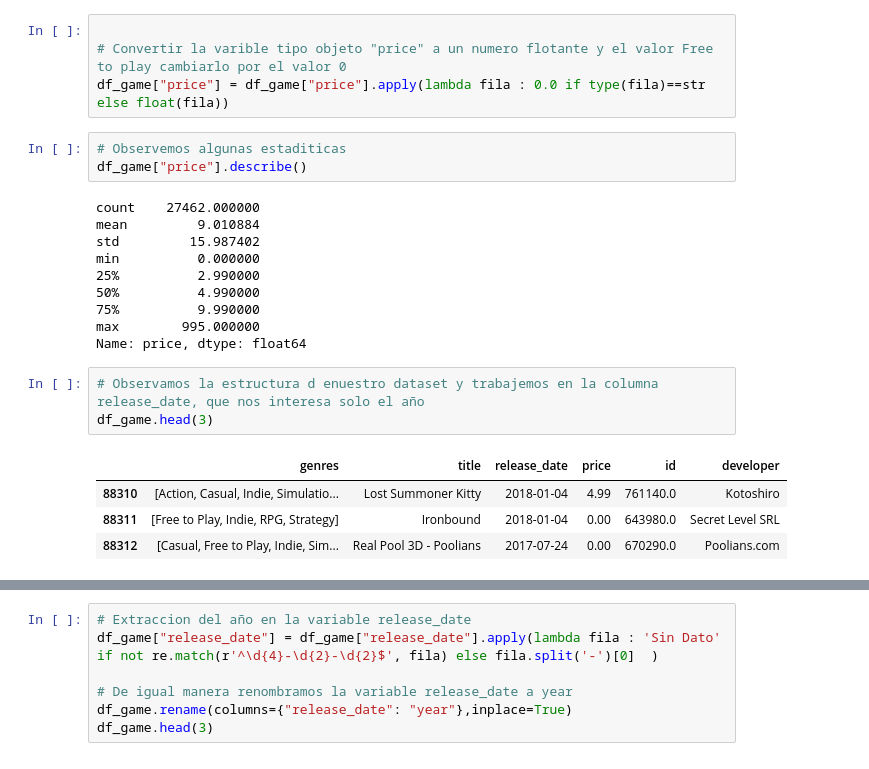
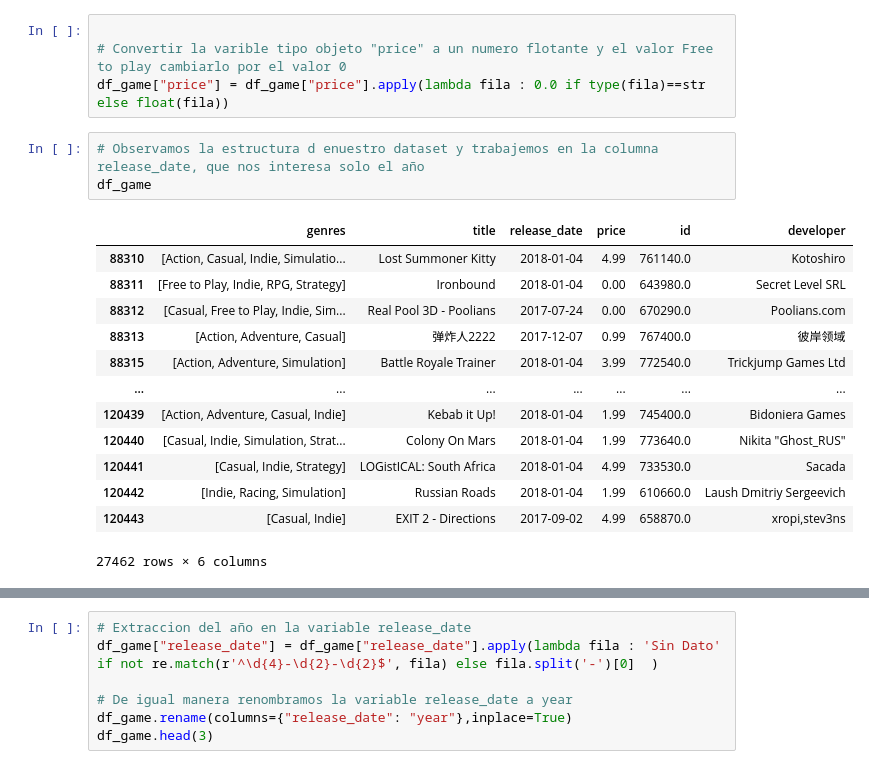
Before and after one commit to ing-jhparra/Sistema-de-Recomendacion-de-Videojuegos-para-Usuarios, a Jupyter notebook: notebooks/1_etl_steam_games.ipynb, the cells around one changed output, grey strips where cells are left out. Saved outputs shown, nothing was run; the diff lists cells and outputs as text.

```diff
--- a/notebooks/1_etl_steam_games.ipynb
+++ b/notebooks/1_etl_steam_games.ipynb
@@ -154,24 +163,20 @@ memory usage: 1.5+ MB
 
 # Convertir la varible tipo objeto "price" a un numero flotante y el valor Free to play cambiarlo por el valor 0
 df_game["price"] = df_game["price"].apply(lambda fila : 0.0 if type(fila)==str else float(fila))
-# %%
-# Observemos algunas estaditicas
-df_game["price"].describe()
-# %% [output]
-count    27462.000000
-mean         9.010884
-std         15.987402
-min          0.000000
-25%          2.990000
-50%          4.990000
-75%          9.990000
-max        995.000000
-Name: price, dtype: float64
 # %%
 # Observamos la estructura d enuestro dataset y trabajemos en la columna release_date, que nos interesa solo el año
-df_game.head(3)
+df_game
 # %% [output]
 |  | genres | title | release_date | price | id | developer |
 | 88310 | [Action, Casual, Indie, Simulatio... | Lost Summoner Kitty | 2018-01-04 | 4.99 | 761140.0 | Kotoshiro |
 | 88311 | [Free to Play, Indie, RPG, Strategy] | Ironbound | 2018-01-04 | 0.00 | 643980.0 | Secret Level SRL |
 | 88312 | [Casual, Free to Play, Indie, Sim... | Real Pool 3D - Poolians | 2017-07-24 | 0.00 | 670290.0 | Poolians.com |
+| 88313 | [Action, Adventure, Casual] | 弹炸人2222 | 2017-12-07 | 0.99 | 767400.0 | 彼岸领域 |
+| 88315 | [Action, Adventure, Simulation] | Battle Royale Trainer | 2018-01-04 | 3.99 | 772540.0 | Trickjump Games Ltd |
+| ... | ... | ... | ... | ... | ... | ... |
+| 120439 | [Action, Adventure, Casual, Indie] | Kebab it Up! | 2018-01-04 | 1.99 | 745400.0 | Bidoniera Games |
+| 120440 | [Casual, Indie, Simulation, Strat... | Colony On Mars | 2018-01-04 | 1.99 | 773640.0 | Nikita "Ghost_RUS" |
+| 120441 | [Casual, Indie, Strategy] | LOGistICAL: South Africa | 2018-01-04 | 4.99 | 733530.0 | Sacada |
+| 120442 | [Indie, Racing, Simulation] | Russian Roads | 2018-01-04 | 1.99 | 610660.0 | Laush Dmitriy Sergeevich |
+| 120443 | [Casual, Indie] | EXIT 2 - Directions | 2017-09-02 | 4.99 | 658870.0 | xropi,stev3ns |
+27462 rows × 6 columns
```
Also changed, not shown: parts of 9 cells of this notebook, 5 other files.
